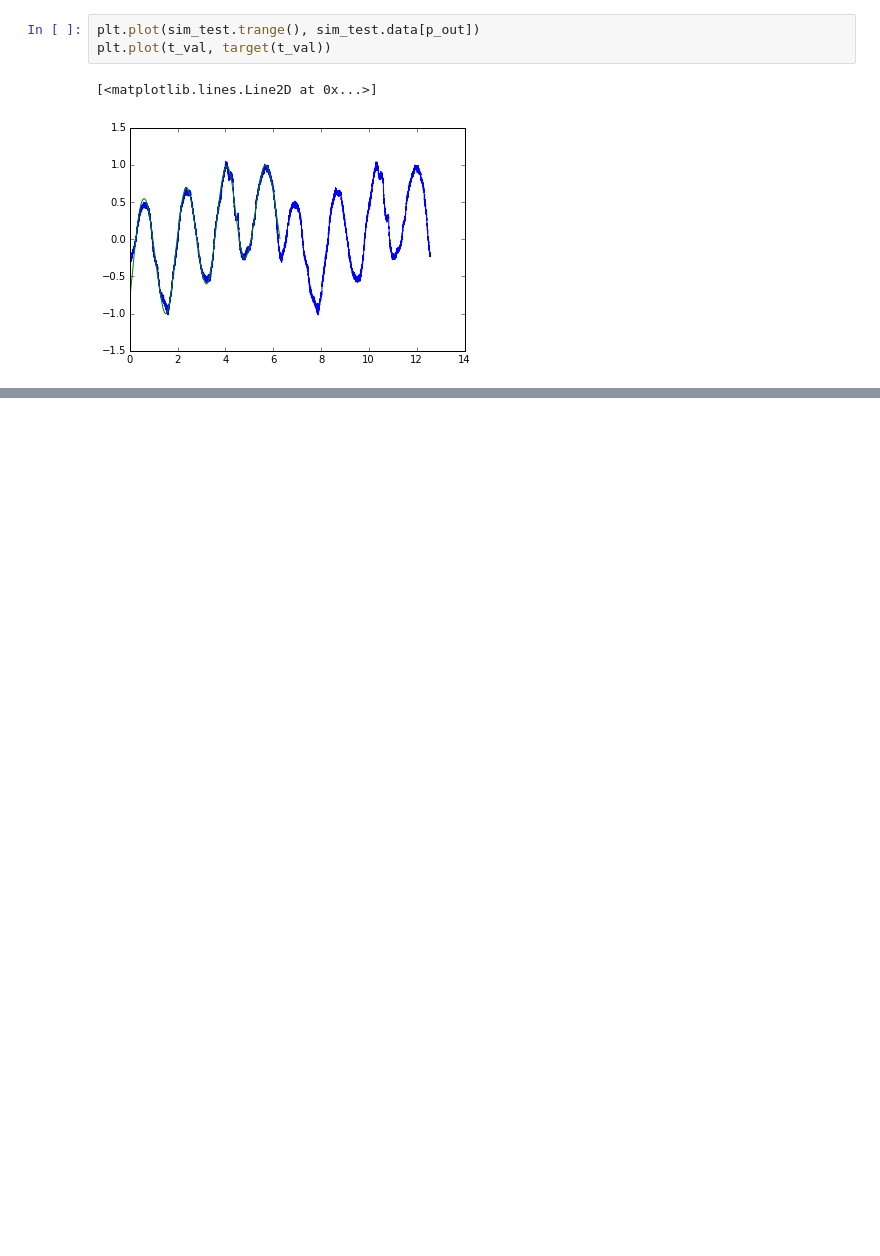
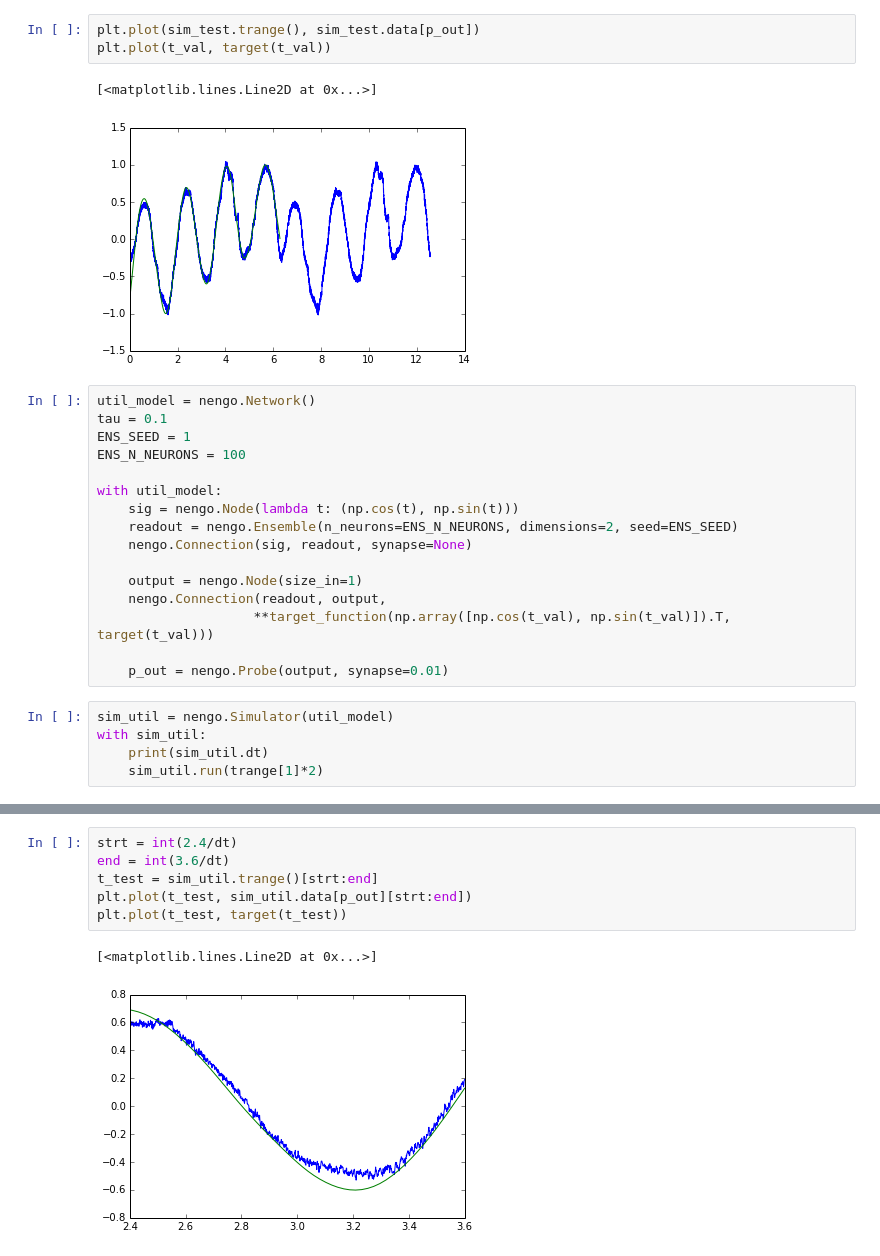
Before and after one commit to Seanny123/nef-conceptors, a Jupyter notebook: direct_test.ipynb, the cells around one changed output, grey strips where cells are left out. Drawn from its saved outputs; the diff is of its cells as text; blank space fills up the shorter version.

```diff
--- a/direct_test.ipynb
+++ b/direct_test.ipynb
@@ -111,3 +112,24 @@ plt.plot(t_val, target(t_val))
 # %% [output]
 [<matplotlib.lines.Line2D at 0x...>]
 [figure]
+# %%
+util_model = nengo.Network()
+tau = 0.1
+ENS_SEED = 1
+ENS_N_NEURONS = 100
+
+with util_model:
+    sig = nengo.Node(lambda t: (np.cos(t), np.sin(t)))
+    readout = nengo.Ensemble(n_neurons=ENS_N_NEURONS, dimensions=2, seed=ENS_SEED)
+    nengo.Connection(sig, readout, synapse=None)
+
+    output = nengo.Node(size_in=1)
+    nengo.Connection(readout, output,
+                    **target_function(np.array([np.cos(t_val), np.sin(t_val)]).T, target(t_val)))
+
+    p_out = nengo.Probe(output, synapse=0.01)
+# %%
+sim_util = nengo.Simulator(util_model)
+with sim_util:
+    print(sim_util.dt)
+    sim_util.run(trange[1]*2)
@@ -113,0 +139,9 @@ plt.plot(t_val, target(t_val))
+# %%
+strt = int(2.4/dt)
+end = int(3.6/dt)
+t_test = sim_util.trange()[strt:end]
+plt.plot(t_test, sim_util.data[p_out][strt:end])
+plt.plot(t_test, target(t_test))
+# %% [output]
+[<matplotlib.lines.Line2D at 0x...>]
+[figure, added]
```
Also changed, not shown: parts of 5 cells of this notebook, 3 other files.
